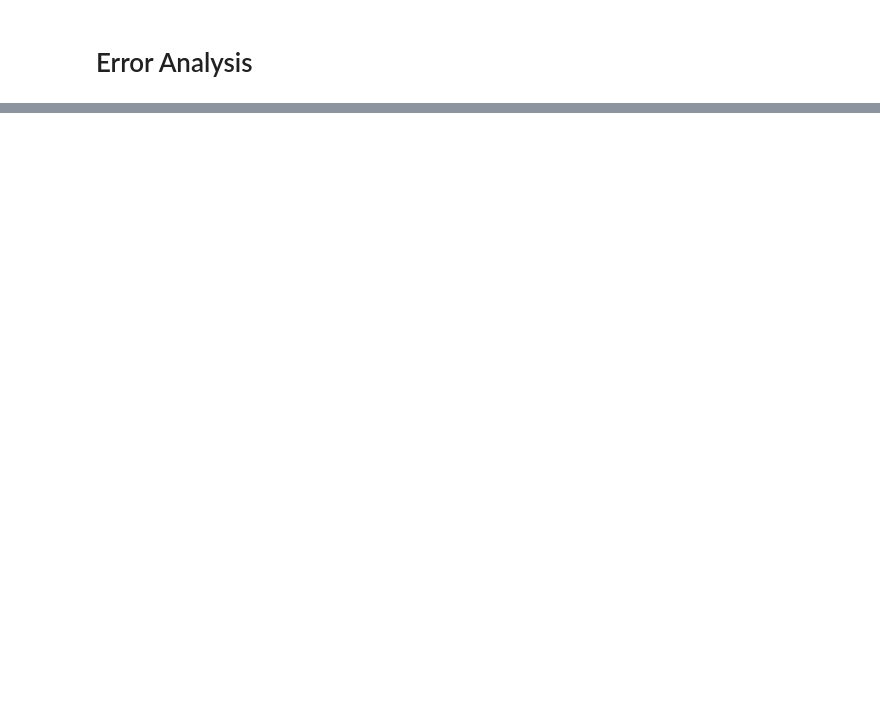
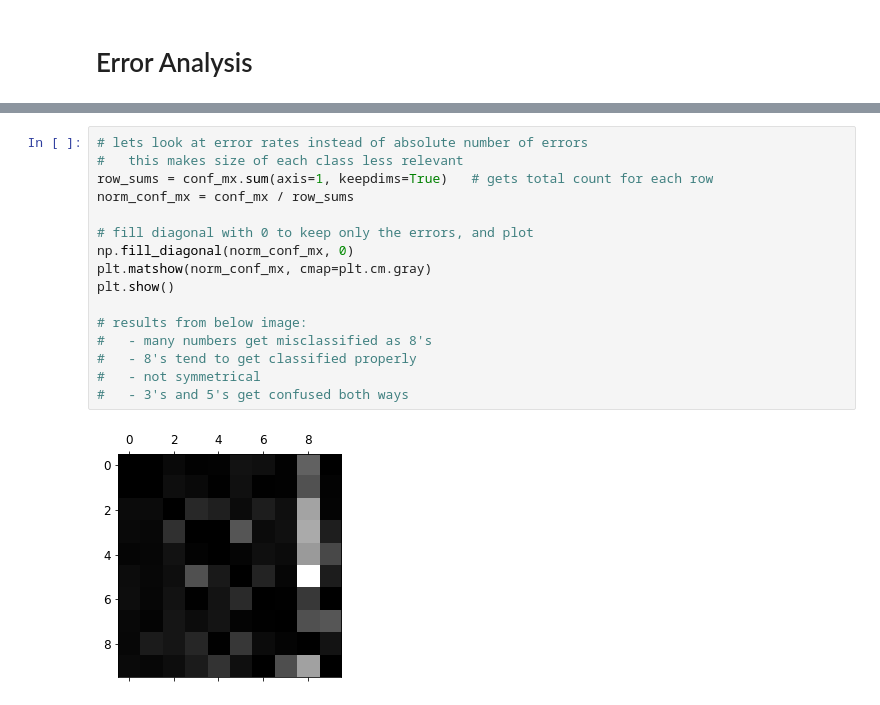
Before and after one commit to ncerdan/HandsOnML, a Jupyter notebook: 03_Classification.ipynb, the cells around one changed output, grey strips where cells are left out. Cells and saved outputs as stored; diff of their text form; blank space fills up the shorter version.

```diff
--- a/03_Classification.ipynb
+++ b/03_Classification.ipynb
@@ -372,0 +406,18 @@ print(cross_val_score(sgd_clf, X_train_scaled, y_train, cv=3, scoring='accuracy'
+# %%
+# lets look at error rates instead of absolute number of errors
+#   this makes size of each class less relevant
+row_sums = conf_mx.sum(axis=1, keepdims=True)   # gets total count for each row
+norm_conf_mx = conf_mx / row_sums
+
+# fill diagonal with 0 to keep only the errors, and plot
+np.fill_diagonal(norm_conf_mx, 0)
+plt.matshow(norm_conf_mx, cmap=plt.cm.gray)
+plt.show()
+
+# results from below image:
+#   - many numbers get misclassified as 8's
+#   - 8's tend to get classified properly
+#   - not symmetrical
+#   - 3's and 5's get confused both ways
+# %% [output]
+[figure, added]
```
Also changed, not shown: parts of 22 cells of this notebook.
